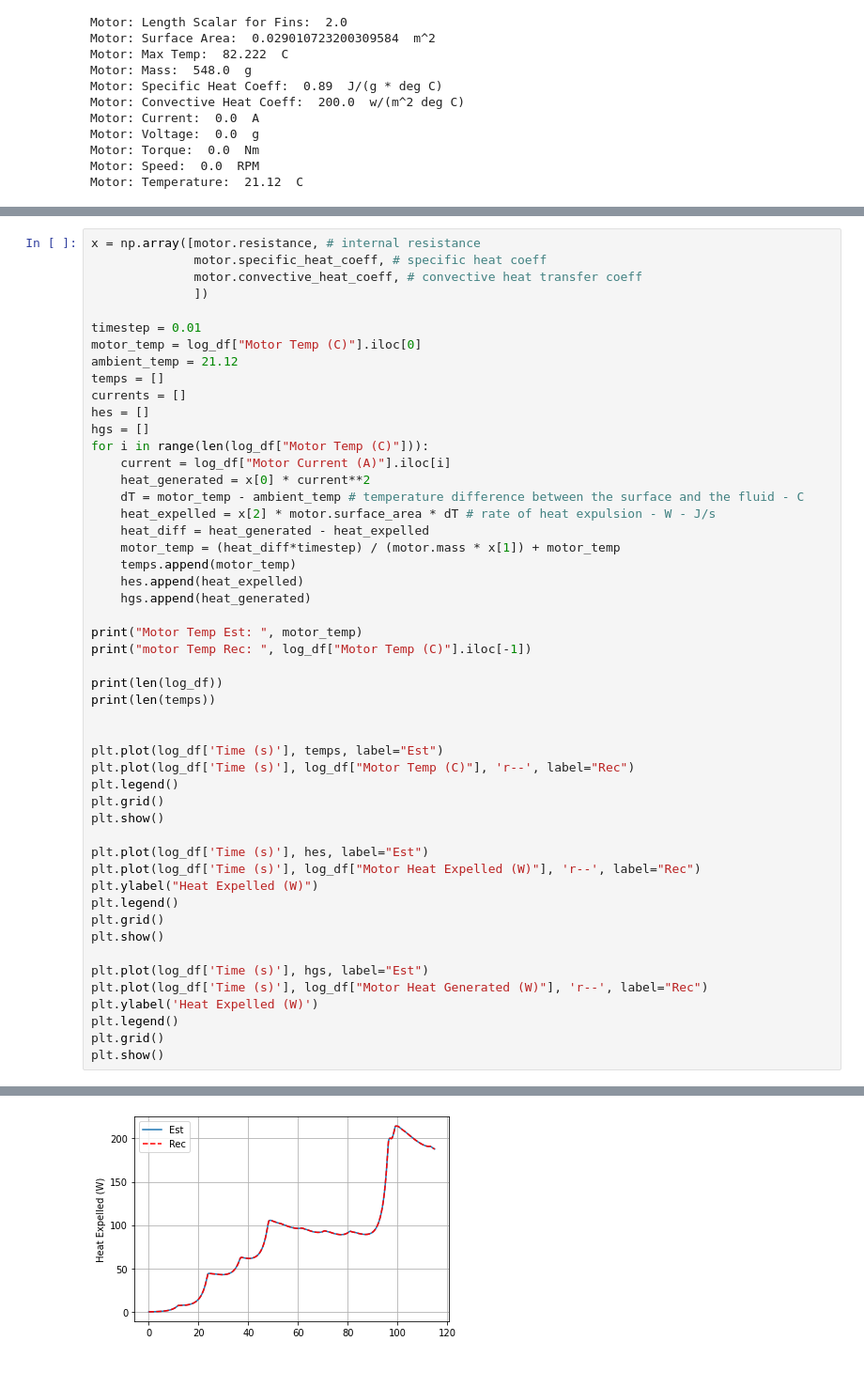
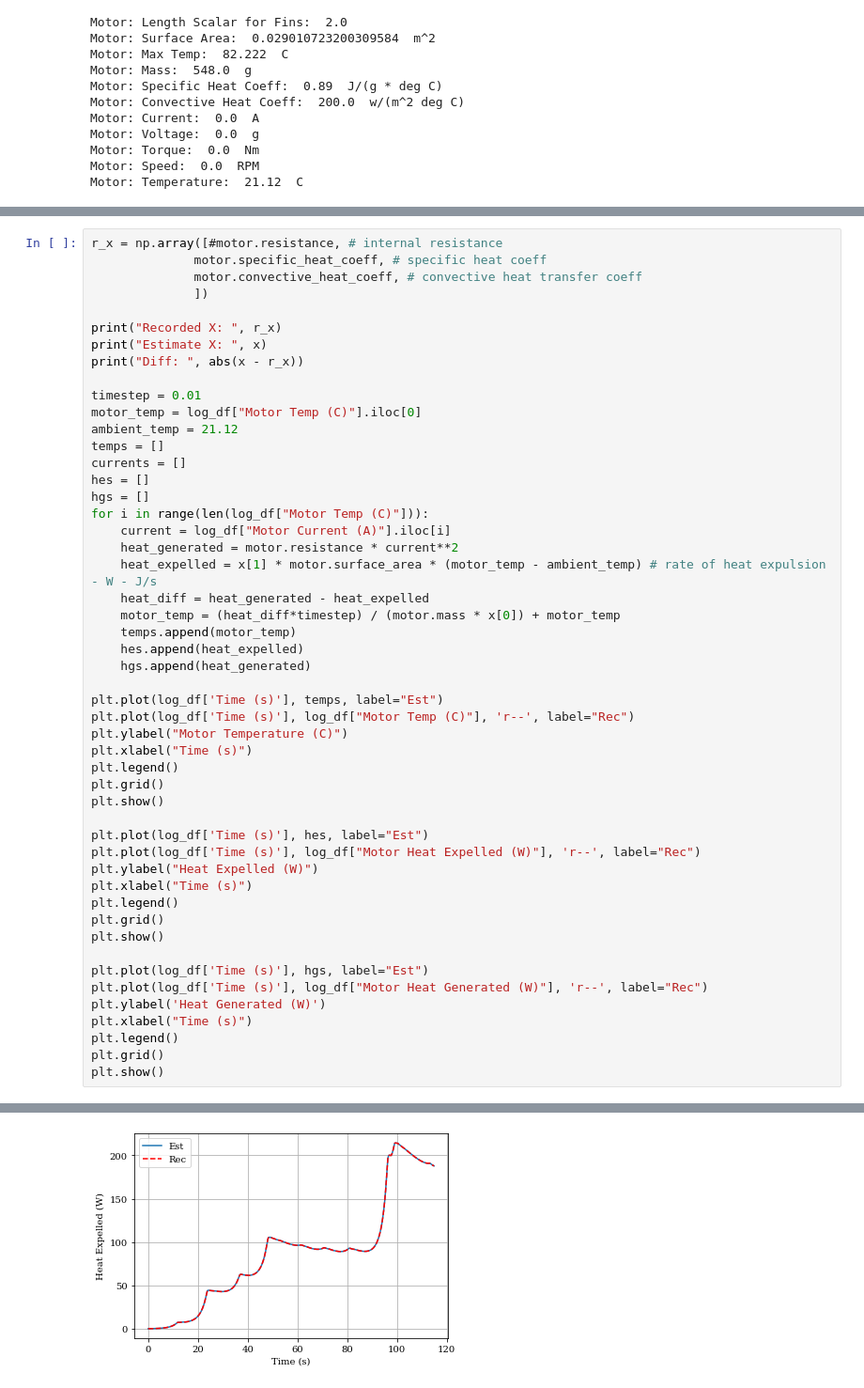
Before and after one commit to smithan7/not-so-dumb-rc-car, a Jupyter notebook: AutonomousCar/code/testing_model_optimizer_class.ipynb, the cells around one changed output, grey strips where cells are left out. Shown at 94% size. Cells and saved outputs as stored; diff of their text form.

Commit message:
added pieces on the heat model and read in sesnors to start logging data

```diff
--- a/AutonomousCar/code/testing_model_optimizer_class.ipynb
+++ b/AutonomousCar/code/testing_model_optimizer_class.ipynb
@@ -148,8 +248,12 @@ Motor: Temperature:  21.12  C
 # %%
-x = np.array([motor.resistance, # internal resistance
+r_x = np.array([#motor.resistance, # internal resistance
               motor.specific_heat_coeff, # specific heat coeff
               motor.convective_heat_coeff, # convective heat transfer coeff
               ])
+
+print("Recorded X: ", r_x)
+print("Estimate X: ", x)
+print("Diff: ", abs(x - r_x))
 
 timestep = 0.01
 motor_temp = log_df["Motor Temp (C)"].iloc[0]
@@ -160,24 +264,18 @@ hes = []
 hgs = []
 for i in range(len(log_df["Motor Temp (C)"])):
     current = log_df["Motor Current (A)"].iloc[i]
-    heat_generated = x[0] * current**2
-    dT = motor_temp - ambient_temp # temperature difference between the surface and the fluid - C
-    heat_expelled = x[2] * motor.surface_area * dT # rate of heat expulsion - W - J/s
+    heat_generated = motor.resistance * current**2
+    heat_expelled = x[1] * motor.surface_area * (motor_temp - ambient_temp) # rate of heat expulsion - W - J/s
     heat_diff = heat_generated - heat_expelled
-    motor_temp = (heat_diff*timestep) / (motor.mass * x[1]) + motor_temp
+    motor_temp = (heat_diff*timestep) / (motor.mass * x[0]) + motor_temp
     temps.append(motor_temp)
     hes.append(heat_expelled)
     hgs.append(heat_generated)
 
-print("Motor Temp Est: ", motor_temp)
-print("motor Temp Rec: ", log_df["Motor Temp (C)"].iloc[-1])
-
-print(len(log_df))
-print(len(temps))
-
-
 plt.plot(log_df['Time (s)'], temps, label="Est")
 plt.plot(log_df['Time (s)'], log_df["Motor Temp (C)"], 'r--', label="Rec")
+plt.ylabel("Motor Temperature (C)")
+plt.xlabel("Time (s)")
 plt.legend()
 plt.grid()
 plt.show()
@@ -185,13 +283,15 @@ plt.show()
 plt.plot(log_df['Time (s)'], hes, label="Est")
 plt.plot(log_df['Time (s)'], log_df["Motor Heat Expelled (W)"], 'r--', label="Rec")
 plt.ylabel("Heat Expelled (W)")
+plt.xlabel("Time (s)")
 plt.legend()
 plt.grid()
 plt.show()
 
 plt.plot(log_df['Time (s)'], hgs, label="Est")
 plt.plot(log_df['Time (s)'], log_df["Motor Heat Generated (W)"], 'r--', label="Rec")
-plt.ylabel('Heat Expelled (W)')
+plt.ylabel('Heat Generated (W)')
+plt.xlabel("Time (s)")
 plt.legend()
 plt.grid()
 plt.show()
@@ -204 +303 @@ motor Temp Rec:  53.46782184853857
-[figure, old version]
+[figure, new version]
```
Also changed, not shown: parts of 11 cells of this notebook, 11 other files.
